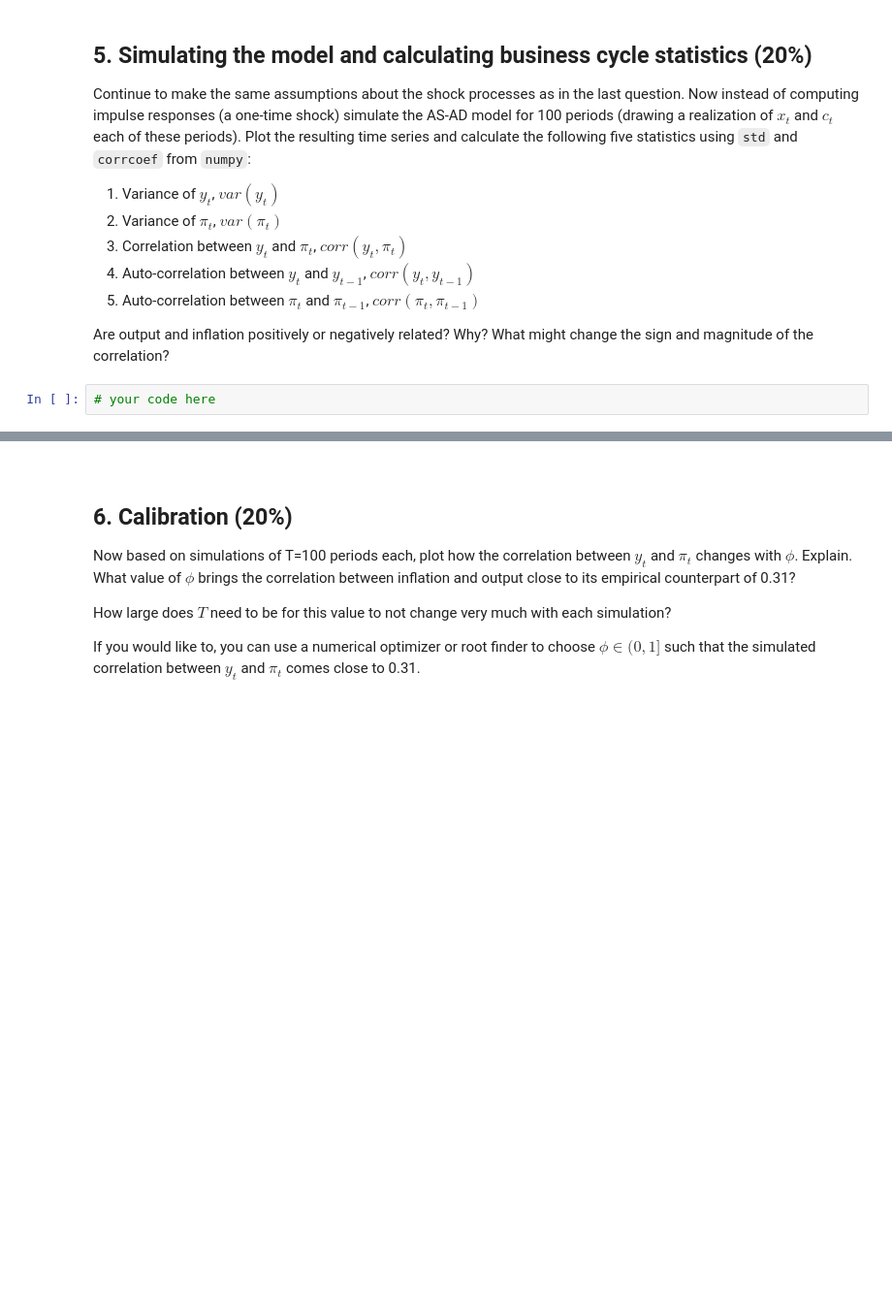
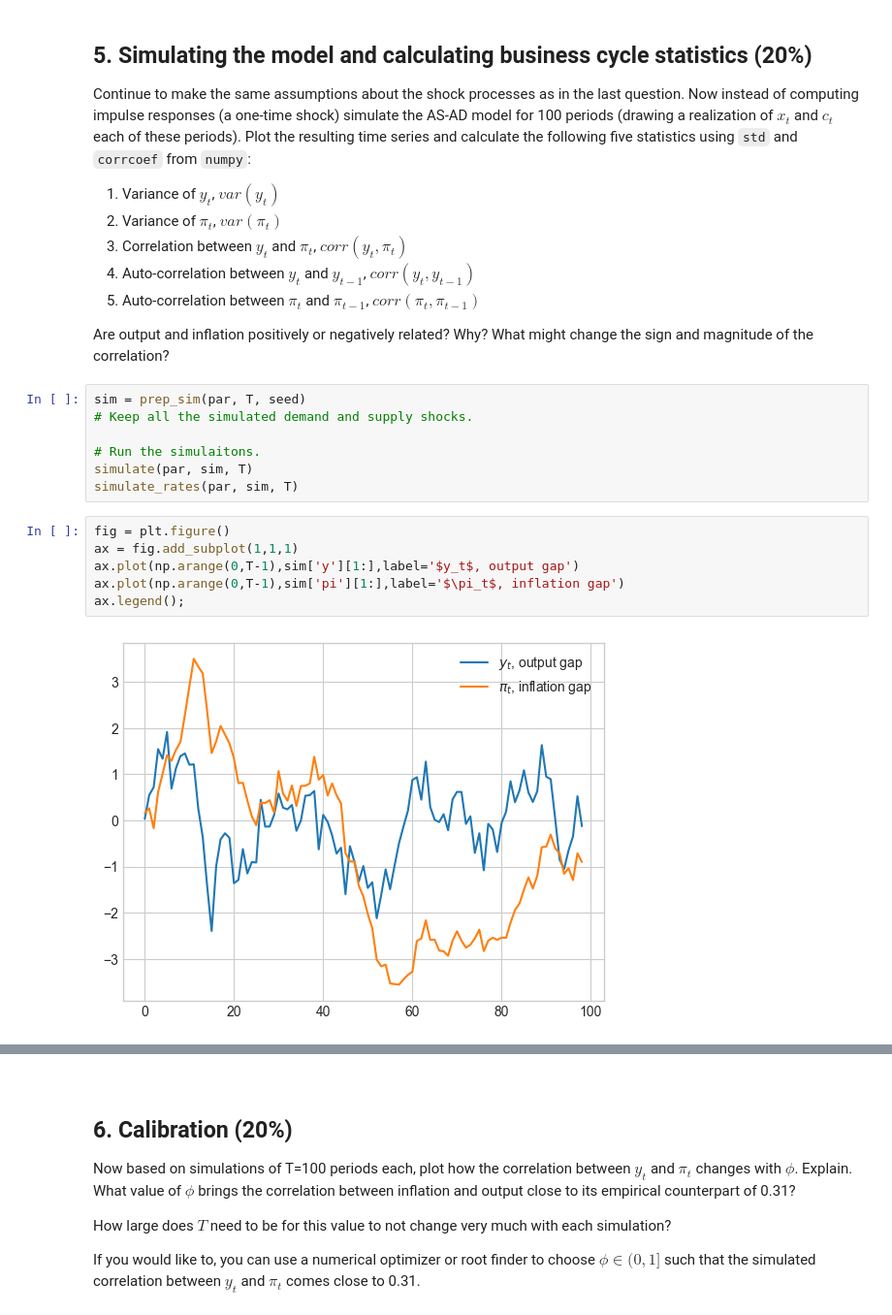
Before and after one commit to ChristerKoldLindholm/AS-AD-model, a Jupyter notebook: ASAD_questions.ipynb, the cells around one changed output, grey strips where cells are left out. Shown at 97% size. Cells and saved outputs as stored; diff of their text form; blank space fills up the shorter version.

```diff
--- a/ASAD_questions.ipynb
+++ b/ASAD_questions.ipynb
@@ -514,5 +509,18 @@ Continue to make the same assumptions about the shock processes as in the last q
 5. Auto-correlation between $\pi_t$ and $\pi_{t-1}$, $corr(\pi_t,\pi_{t-1})$
 
 Are output and inflation positively or negatively related? Why? What might change the sign and magnitude of the correlation?
-# %%
-# your code here
+# %%
+sim = prep_sim(par, T, seed)
+# Keep all the simulated demand and supply shocks.
+
+# Run the simulaitons.
+simulate(par, sim, T)
+simulate_rates(par, sim, T)
+# %%
+fig = plt.figure()
+ax = fig.add_subplot(1,1,1)
+ax.plot(np.arange(0,T-1),sim['y'][1:],label='$y_t$, output gap')
+ax.plot(np.arange(0,T-1),sim['pi'][1:],label='$\pi_t$, inflation gap')
+ax.legend();
+# %% [output]
+[figure, added]
```
Also changed, not shown: parts of 19 cells of this notebook, 1 other file.
